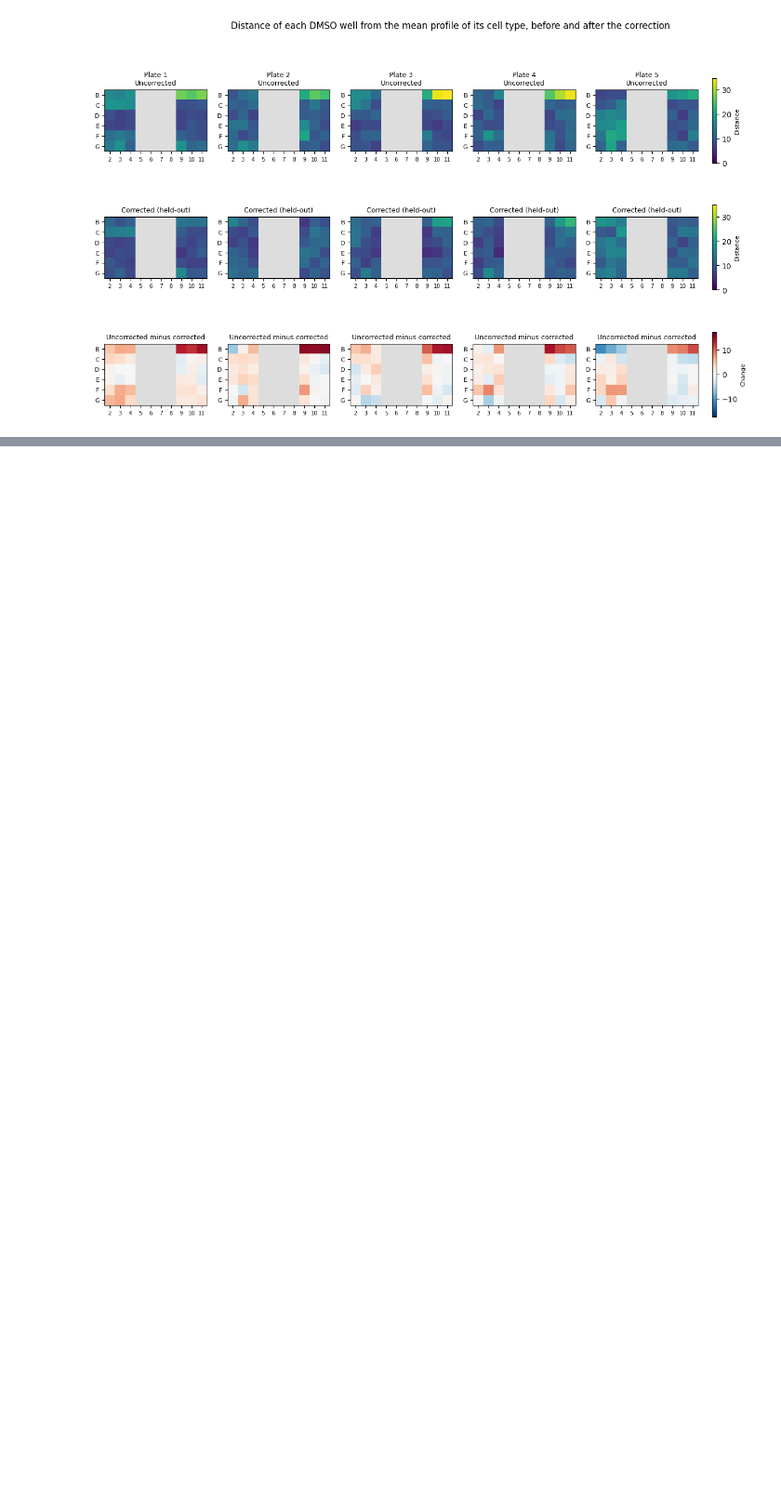
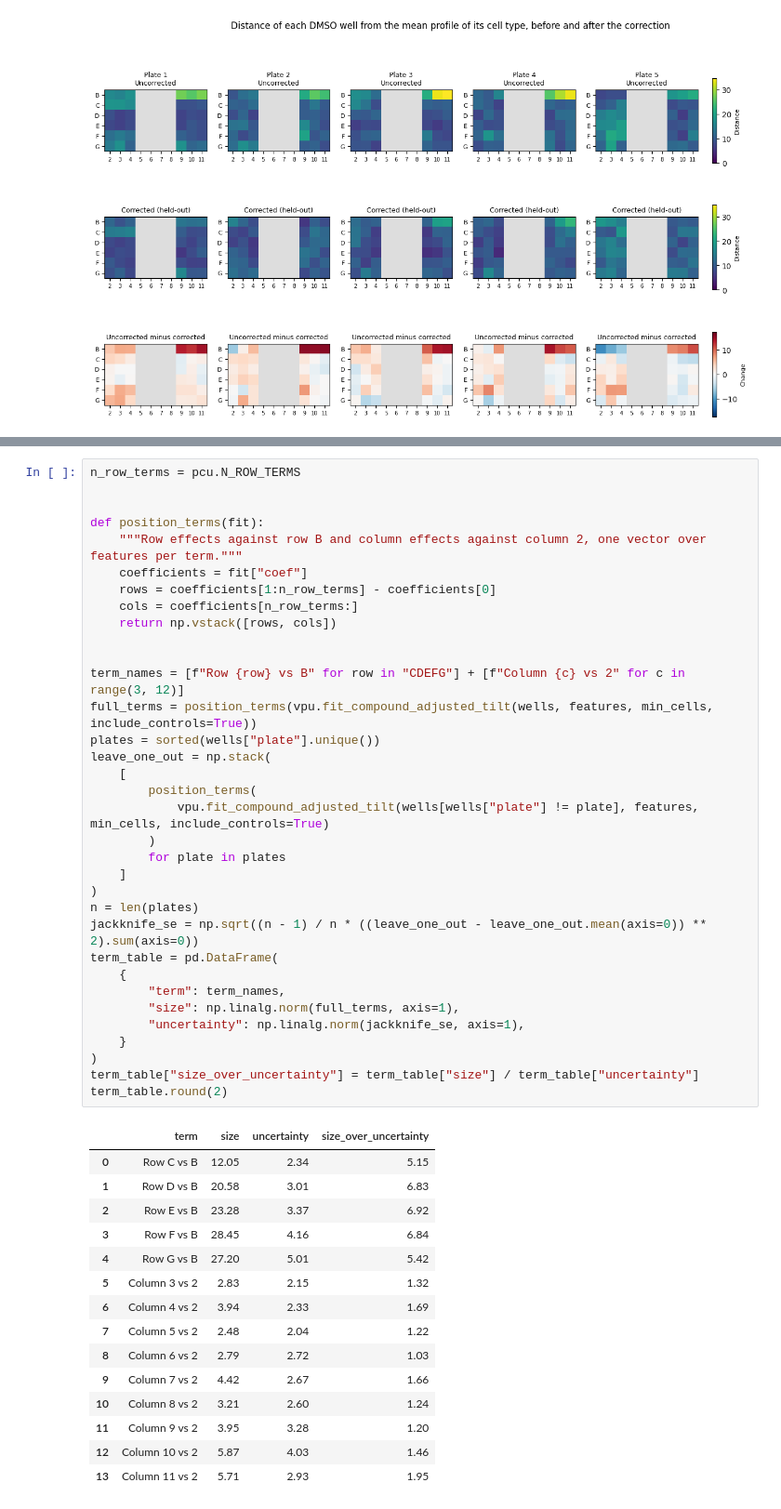
Before and after one commit to WayScience/cardiac_fibrosis_rescue_screen_profiling, a Jupyter notebook: 5.validation_plate_profiling/2.preprocessing_features/4a.position_correction/5.quantify_position_effect.ipynb, the cells around one changed output, grey strips where cells are left out. Shown at 93% size. Drawn from its saved outputs; the diff is of its cells as text; blank space fills up the shorter version.

```diff
--- a/5.validation_plate_profiling/2.preprocessing_features/4a.position_correction/5.quantify_position_effect.ipynb
+++ b/5.validation_plate_profiling/2.preprocessing_features/4a.position_correction/5.quantify_position_effect.ipynb
@@ -369,0 +379,50 @@ plt.show()
+# %%
+n_row_terms = pcu.N_ROW_TERMS
+
+
+def position_terms(fit):
+    """Row effects against row B and column effects against column 2, one vector over features per term."""
+    coefficients = fit["coef"]
+    rows = coefficients[1:n_row_terms] - coefficients[0]
+    cols = coefficients[n_row_terms:]
+    return np.vstack([rows, cols])
+
+
+term_names = [f"Row {row} vs B" for row in "CDEFG"] + [f"Column {c} vs 2" for c in range(3, 12)]
+full_terms = position_terms(vpu.fit_compound_adjusted_tilt(wells, features, min_cells, include_controls=True))
+plates = sorted(wells["plate"].unique())
+leave_one_out = np.stack(
+    [
+        position_terms(
+            vpu.fit_compound_adjusted_tilt(wells[wells["plate"] != plate], features, min_cells, include_controls=True)
+        )
+        for plate in plates
+    ]
+)
+n = len(plates)
+jackknife_se = np.sqrt((n - 1) / n * ((leave_one_out - leave_one_out.mean(axis=0)) ** 2).sum(axis=0))
+term_table = pd.DataFrame(
+    {
+        "term": term_names,
+        "size": np.linalg.norm(full_terms, axis=1),
+        "uncertainty": np.linalg.norm(jackknife_se, axis=1),
+    }
+)
+term_table["size_over_uncertainty"] = term_table["size"] / term_table["uncertainty"]
+term_table.round(2)
+# %% [output]
+|  | term | size | uncertainty | size_over_uncertainty |
+| 0 | Row C vs B | 12.05 | 2.34 | 5.15 |
+| 1 | Row D vs B | 20.58 | 3.01 | 6.83 |
+| 2 | Row E vs B | 23.28 | 3.37 | 6.92 |
+| 3 | Row F vs B | 28.45 | 4.16 | 6.84 |
+| 4 | Row G vs B | 27.20 | 5.01 | 5.42 |
+| 5 | Column 3 vs 2 | 2.83 | 2.15 | 1.32 |
+| 6 | Column 4 vs 2 | 3.94 | 2.33 | 1.69 |
+| 7 | Column 5 vs 2 | 2.48 | 2.04 | 1.22 |
+| 8 | Column 6 vs 2 | 2.79 | 2.72 | 1.03 |
+| 9 | Column 7 vs 2 | 4.42 | 2.67 | 1.66 |
+| 10 | Column 8 vs 2 | 3.21 | 2.60 | 1.24 |
+| 11 | Column 9 vs 2 | 3.95 | 3.28 | 1.20 |
+| 12 | Column 10 vs 2 | 5.87 | 4.03 | 1.46 |
+| 13 | Column 11 vs 2 | 5.71 | 2.93 | 1.95 |
```
Also changed, not shown: parts of 10 cells of this notebook, 24 other files.
